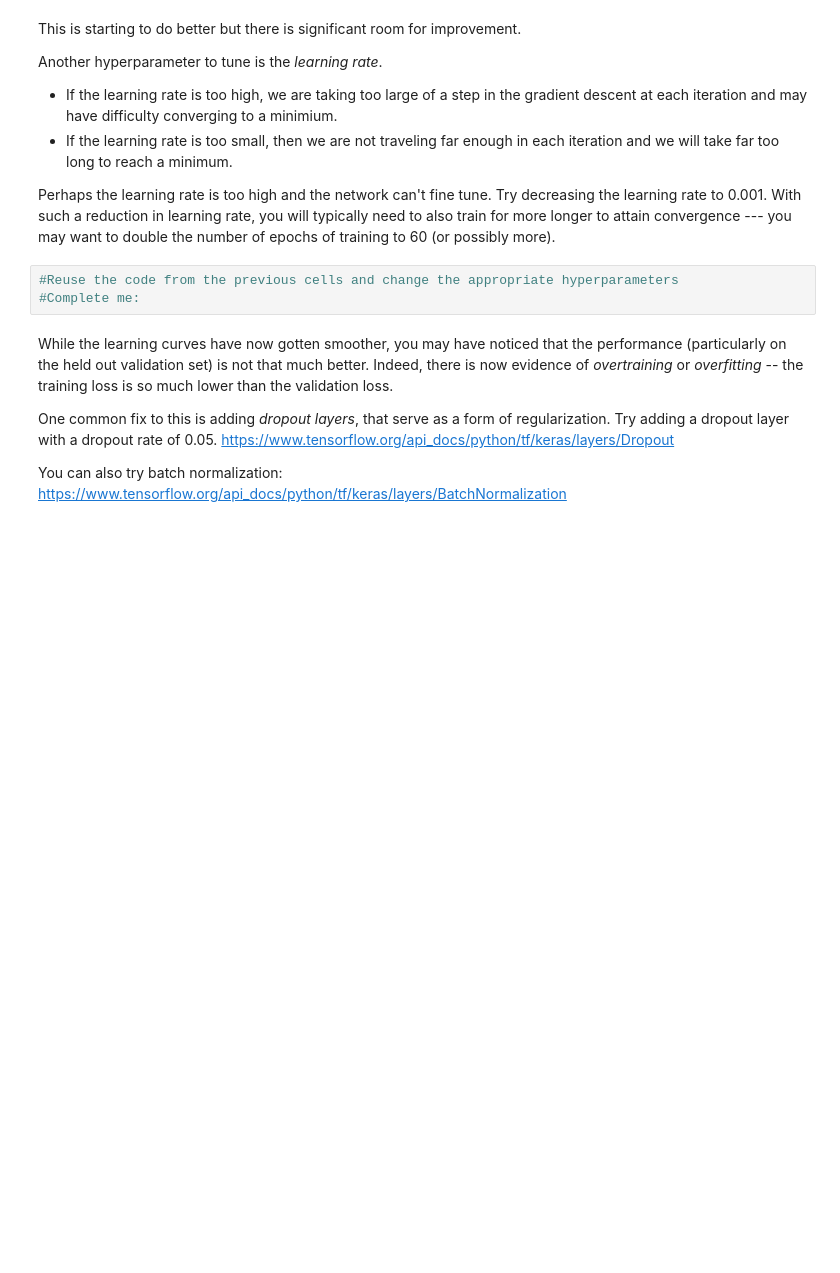
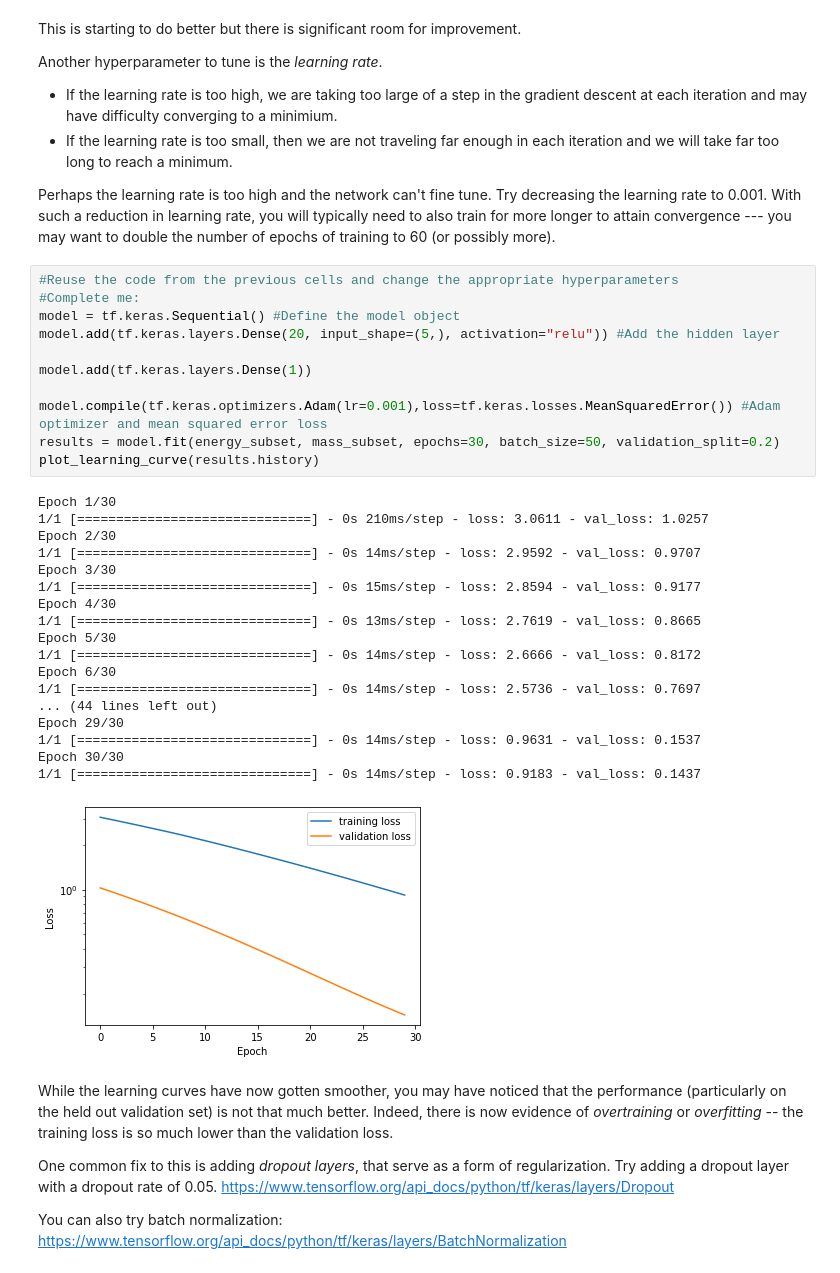
Before and after one commit to iishiishii/MachineLearnECT, a Jupyter notebook: Day 6/hw.ipynb, the cells around one changed output. Drawn from its saved outputs; the diff is of its cells as text; blank space fills up the shorter version.

```diff
--- a/Day 6/hw.ipynb
+++ b/Day 6/hw.ipynb
@@ -112,9 +194,36 @@ Another hyperparameter to tune is the *learning rate*.
  - If the learning rate is too small, then we are not traveling far enough in each iteration and we will take far too long to reach a minimum.
 
 Perhaps the learning rate is too high and the network can't fine tune. Try decreasing the learning rate to 0.001. With such a reduction in learning rate, you will typically need to also train for more longer to attain convergence --- you may want to double the number of epochs of training to 60 (or possibly more).
-# %%
-#Reuse the code from the previous cells and change the appropriate hyperparameters
-#Complete me:
+# %%
+#Reuse the code from the previous cells and change the appropriate hyperparameters
+#Complete me:
+model = tf.keras.Sequential() #Define the model object
+model.add(tf.keras.layers.Dense(20, input_shape=(5,), activation="relu")) #Add the hidden layer
+
+model.add(tf.keras.layers.Dense(1))
+
+model.compile(tf.keras.optimizers.Adam(lr=0.001),loss=tf.keras.losses.MeanSquaredError()) #Adam optimizer and mean squared error loss
+results = model.fit(energy_subset, mass_subset, epochs=30, batch_size=50, validation_split=0.2)
+plot_learning_curve(results.history)
+# %% [output]
+Epoch 1/30
+1/1 [==============================] - 0s 210ms/step - loss: 3.0611 - val_loss: 1.0257
+Epoch 2/30
+1/1 [==============================] - 0s 14ms/step - loss: 2.9592 - val_loss: 0.9707
+Epoch 3/30
+1/1 [==============================] - 0s 15ms/step - loss: 2.8594 - val_loss: 0.9177
+Epoch 4/30
+1/1 [==============================] - 0s 13ms/step - loss: 2.7619 - val_loss: 0.8665
+Epoch 5/30
+1/1 [==============================] - 0s 14ms/step - loss: 2.6666 - val_loss: 0.8172
+Epoch 6/30
+1/1 [==============================] - 0s 14ms/step - loss: 2.5736 - val_loss: 0.7697
+... (44 lines left out)
+Epoch 29/30
+1/1 [==============================] - 0s 14ms/step - loss: 0.9631 - val_loss: 0.1537
+Epoch 30/30
+1/1 [==============================] - 0s 14ms/step - loss: 0.9183 - val_loss: 0.1437
+[figure, added]
 # %% [markdown]
 While the learning curves have now gotten smoother, you may have noticed that the performance (particularly on the held out validation set) is not that much better. Indeed, there is now evidence of *overtraining* or *overfitting* -- the training loss is so much lower than the validation loss.
 
```
Also changed, not shown: parts of 24 cells of this notebook, 1 other file.
